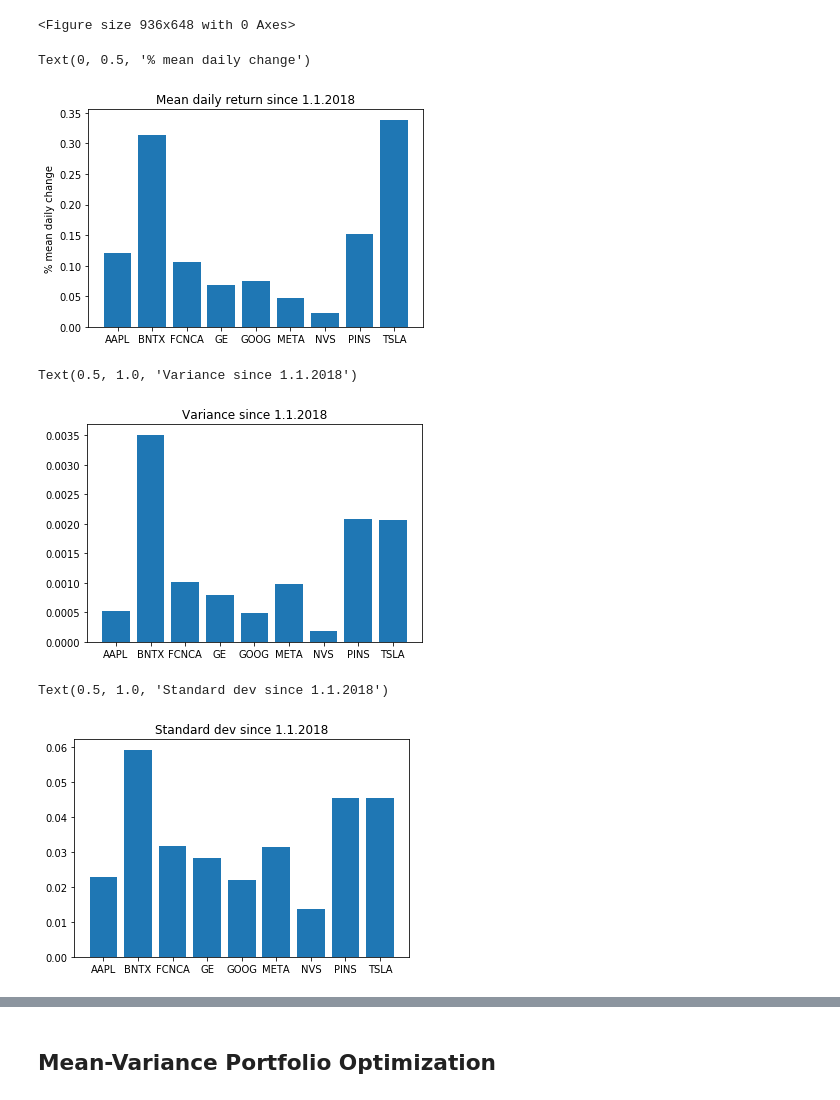
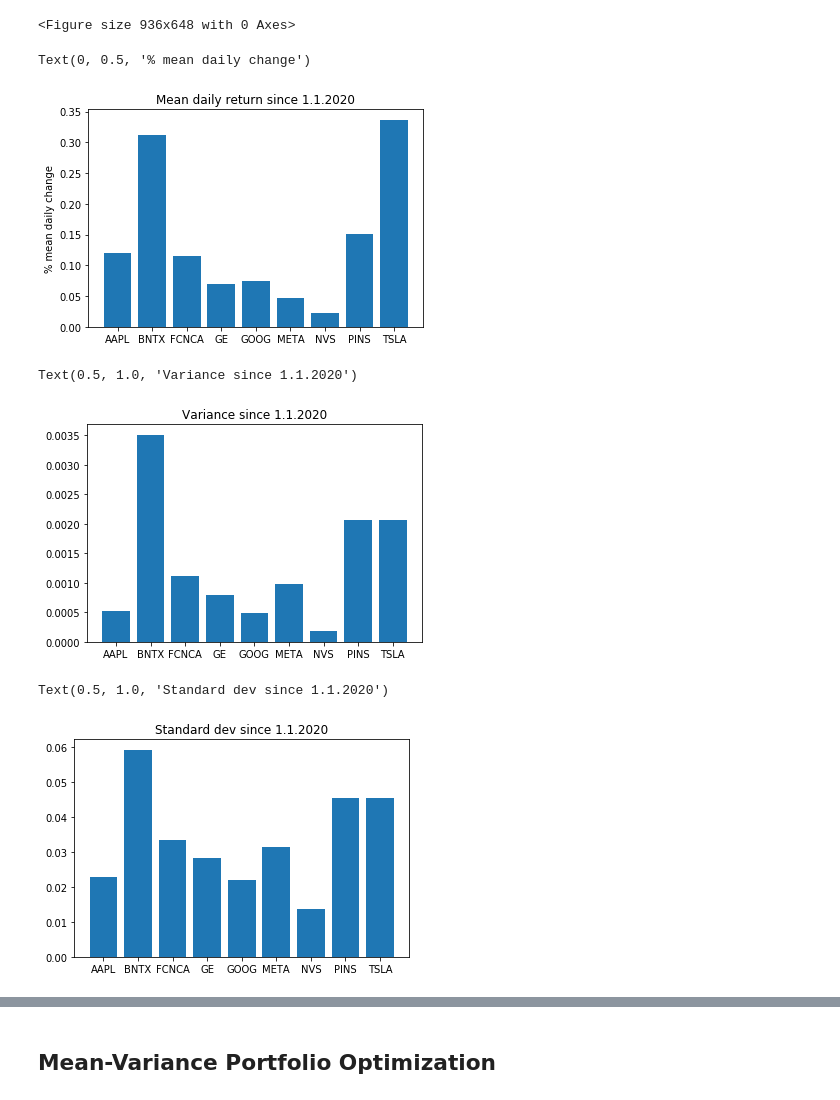
Before and after one commit to animeshjaincambridge/FinanceData, a Jupyter notebook: Portfolio_Optimization_AJ.ipynb, the cells around one changed output, grey strips where cells are left out. Cells and saved outputs as stored; diff of their text form; code cells hidden in the pictures.

```diff
--- a/Portfolio_Optimization_AJ.ipynb
+++ b/Portfolio_Optimization_AJ.ipynb
@@ -76,36 +76,35 @@ plt.show()
 # %%
 # calculate daily mean
 daily_mean = stock_data_daily_returns.mean()
 daily_mean
-# GE is the only one that on average lost money in the period since the beginning of 2018
 
 x = stock_data_daily_returns.keys()
 plt.bar(x, daily_mean*100)
-plt.title('Mean daily return since 1.1.2018')
+plt.title('Mean daily return since 1.1.2020')
 plt.ylabel('% mean daily change')
 # %% [output]
 Text(0, 0.5, '% mean daily change')
-[figure, old version]
+[figure, new version]
 # %%
 stock_variance = stock_data_daily_returns.var()
 stock_variance
 
 x = stock_data_daily_returns.keys()
 plt.bar(x, stock_variance)
-plt.title('Variance since 1.1.2018')
+plt.title('Variance since 1.1.2020')
 # %% [output]
-Text(0.5, 1.0, 'Variance since 1.1.2018')
+Text(0.5, 1.0, 'Variance since 1.1.2020')
-[figure, old version]
+[figure, new version]
 # %%
 stock_std = stock_data_daily_returns.std()
 stock_std
 
 x = stock_data_daily_returns.keys()
 plt.bar(x, stock_std)
-plt.title('Standard dev since 1.1.2018')
+plt.title('Standard dev since 1.1.2020')
 # %% [output]
-Text(0.5, 1.0, 'Standard dev since 1.1.2018')
+Text(0.5, 1.0, 'Standard dev since 1.1.2020')
-[figure, old version]
+[figure, new version]
 # %%
 stock_correlation = stock_data_daily_returns.corr()
 stock_correlation
```
Also changed, not shown: parts of 13 cells of this notebook.
